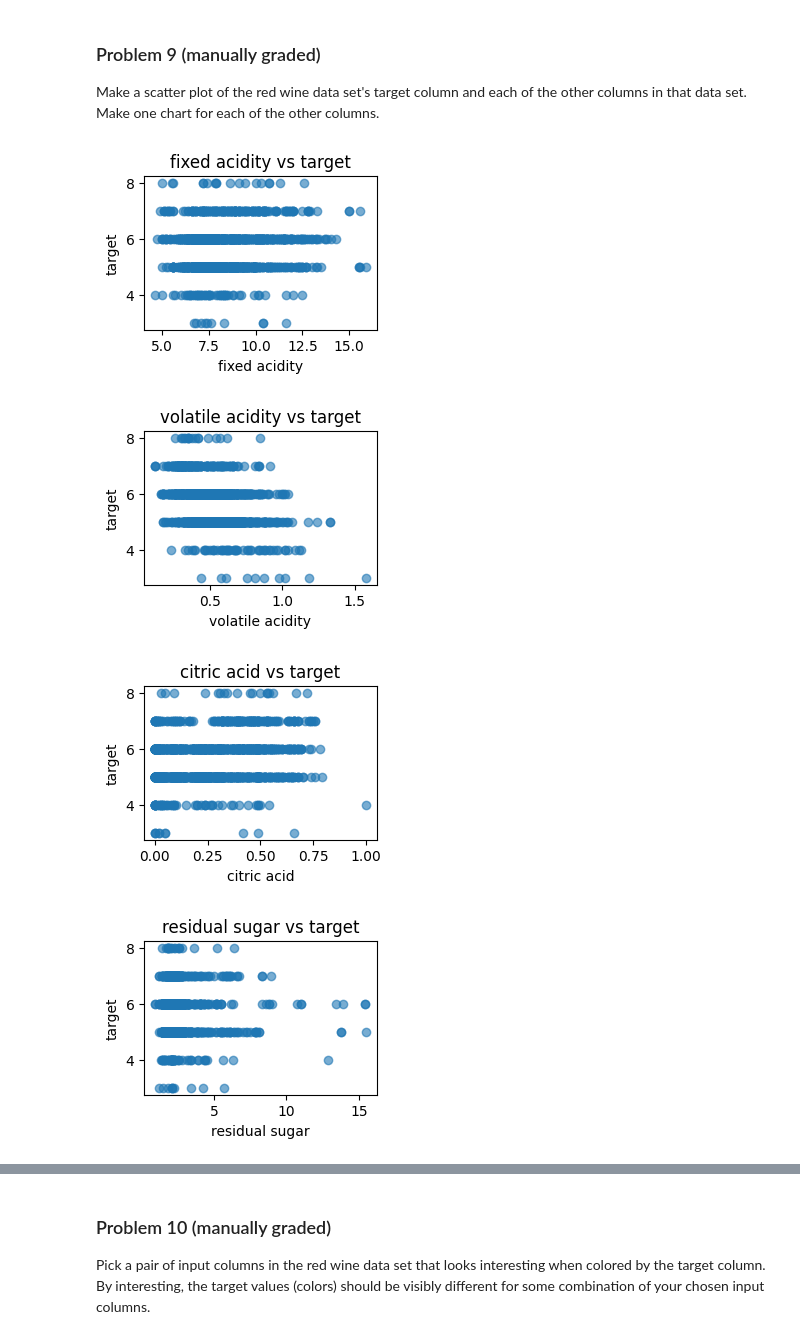
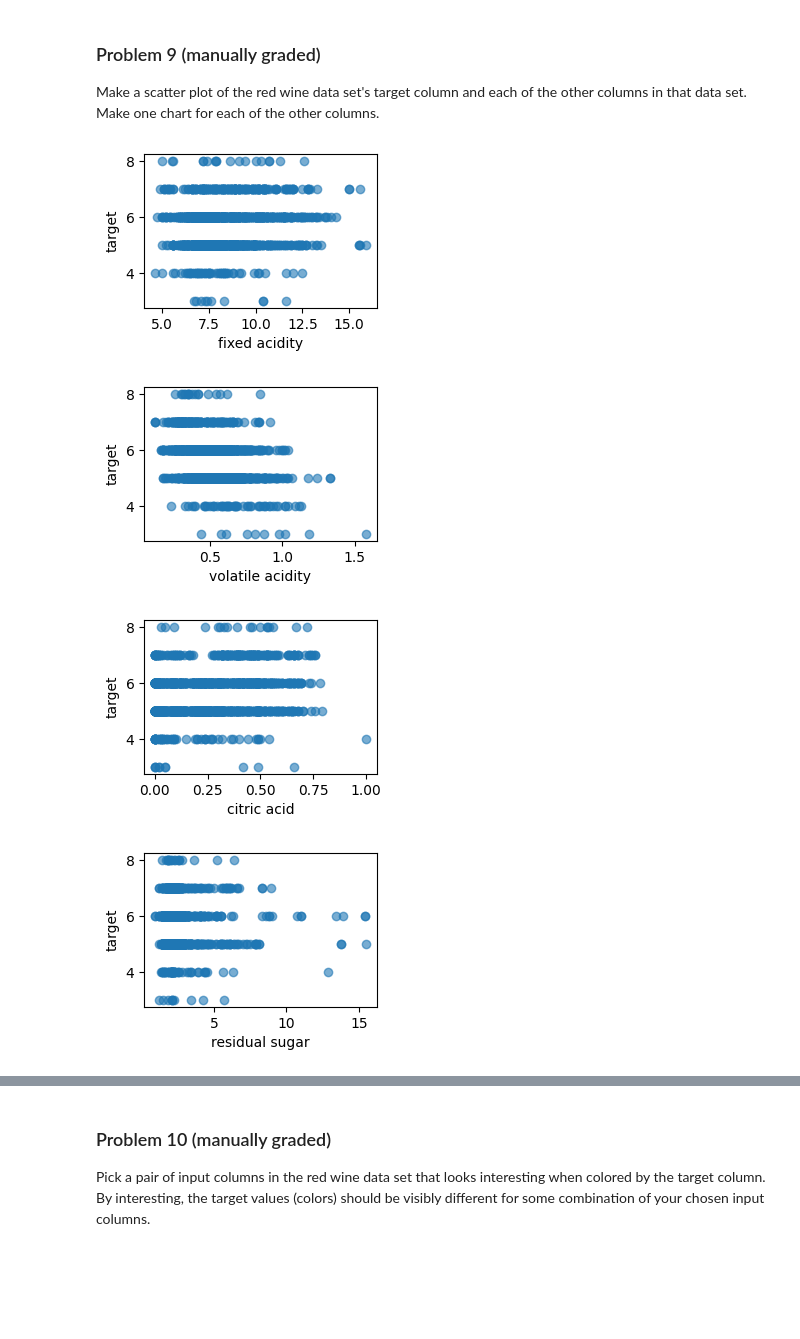
Before and after one commit to manningdbu/dx602-homework-10, a Jupyter notebook: homework.ipynb, the cells around one changed output, grey strips where cells are left out. Saved outputs shown, nothing was run; the diff lists cells and outputs as text; code cells hidden in the pictures; blank space fills up the shorter version.

```diff
--- a/homework.ipynb
+++ b/homework.ipynb
@@ -163,17 +164,16 @@ Make one chart for each of the other columns.
 # %%
 # YOUR CHANGES HERE
 #make a scatter plot using red_wine 'target' against all others in individual charts
 target = 'target'
 for col in red_wine.columns:
     if col != target:
         plt.figure(figsize=(3, 2))
         plt.scatter(red_wine[col], red_wine[target], alpha=0.6)
-        plt.title(f'{col} vs {target}')
         plt.xlabel(col)
         plt.ylabel(target)
         plt.show()
 # %% [output]
-[figure, old version]
+[figure, new version]
-[figure, old version]
+[figure, new version]
-[figure, old version]
+[figure, new version]
-[figure, old version]
+[figure, new version]
```
Also changed, not shown: parts of 8 cells of this notebook.
